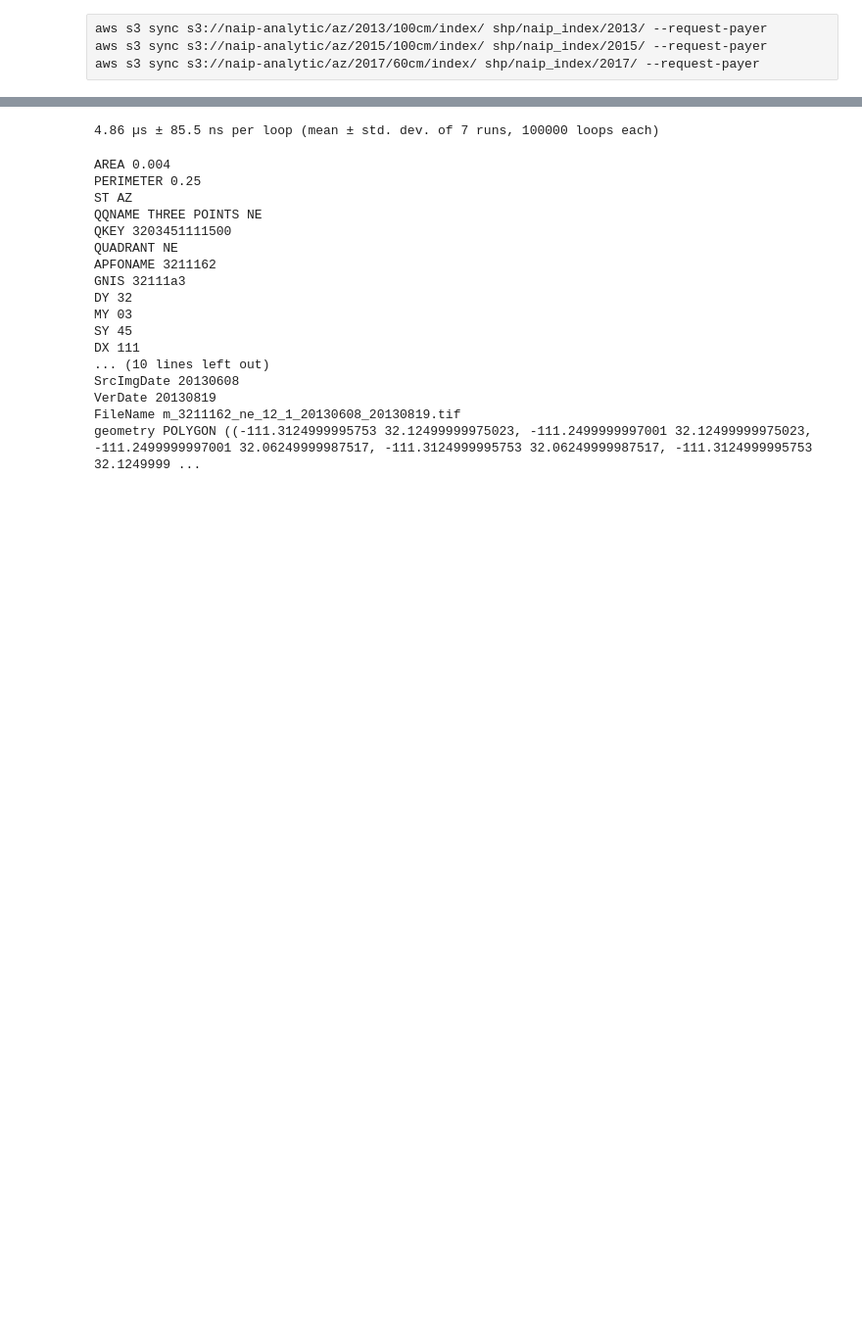
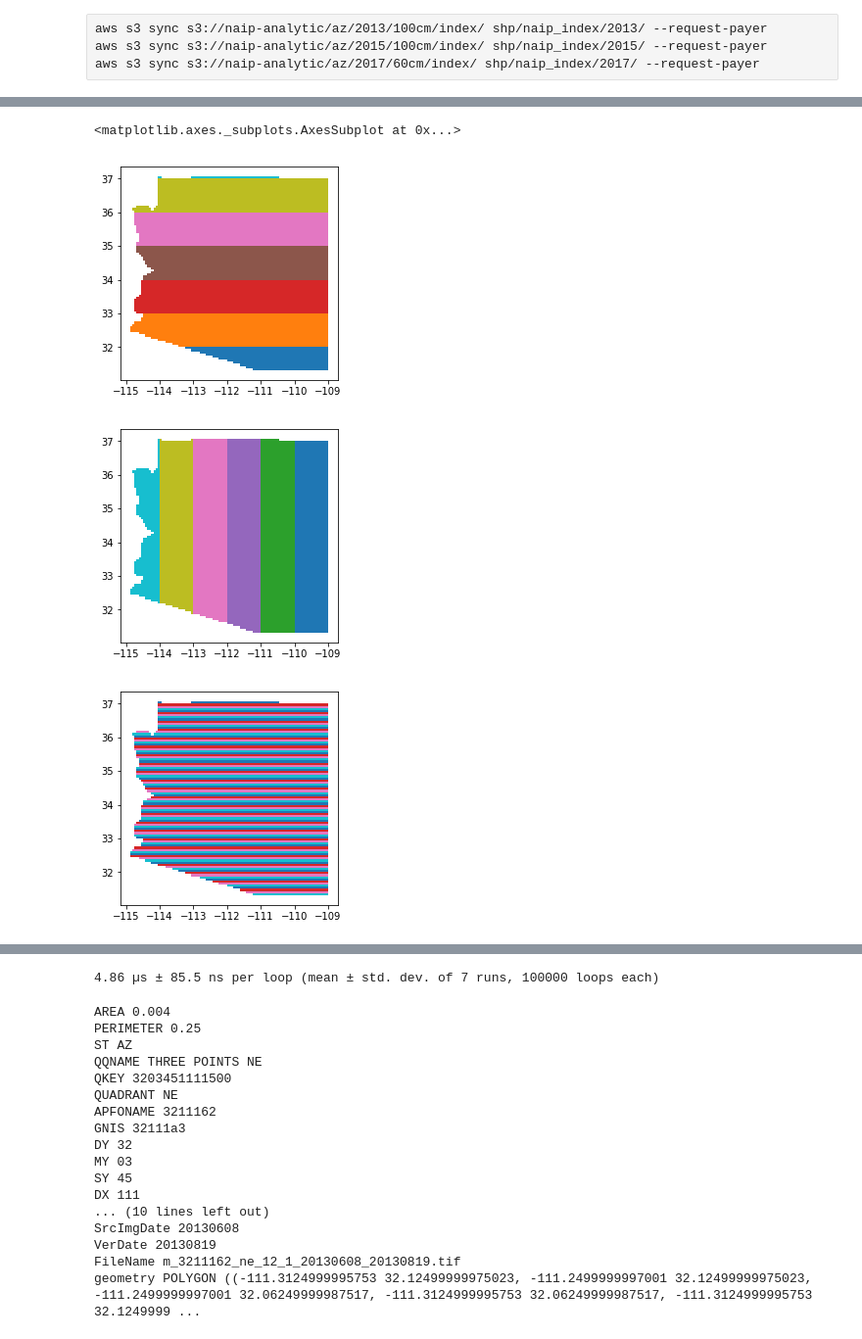
Before and after one commit to tjslezak/remote-sensing-roundtable, a Jupyter notebook: az_naip_index.ipynb, the cells around one changed output, grey strips where cells are left out. Shown at 98% size. Saved outputs shown, nothing was run; the diff lists cells and outputs as text; code cells hidden in the pictures; blank space fills up the shorter version.

```diff
--- a/az_naip_index.ipynb
+++ b/az_naip_index.ipynb
@@ -55,0 +142,10 @@ Wall time: 48.1 ms
+# %%
+%matplotlib inline
+g13.plot('DY')
+g13.plot('DX')
+g13.plot('SY')
+# %% [output]
+<matplotlib.axes._subplots.AxesSubplot at 0x...>
+[figure, added]
+[figure, added]
+[figure, added]
```
Also changed, not shown: parts of 42 cells of this notebook.
